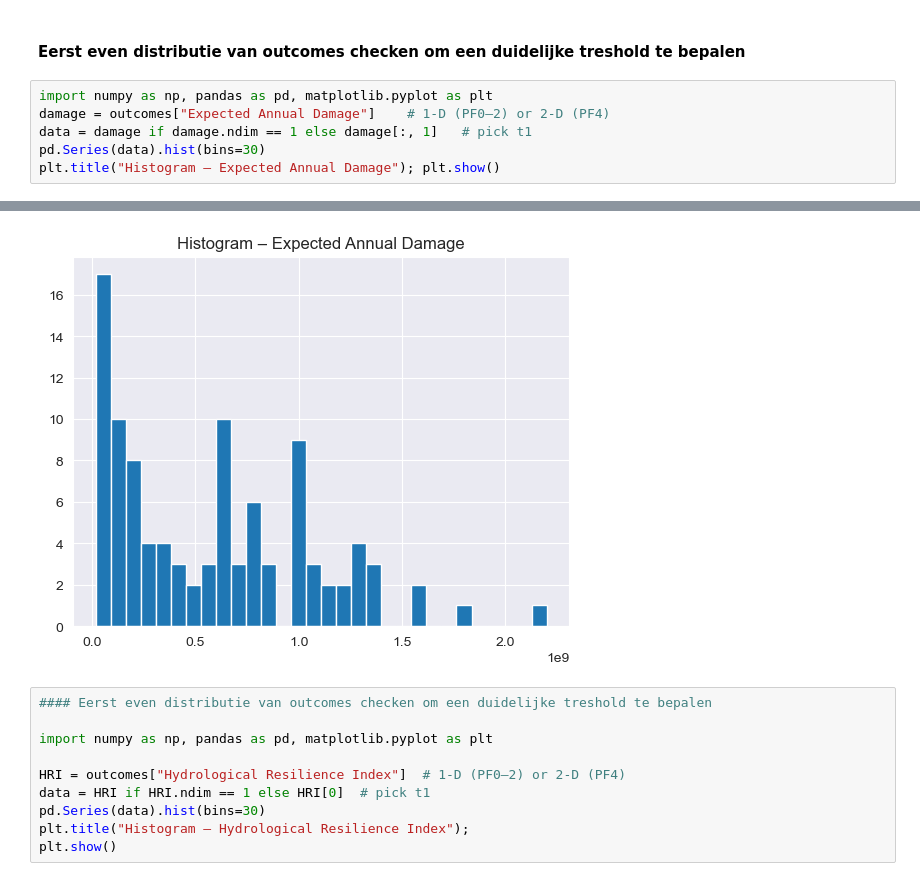
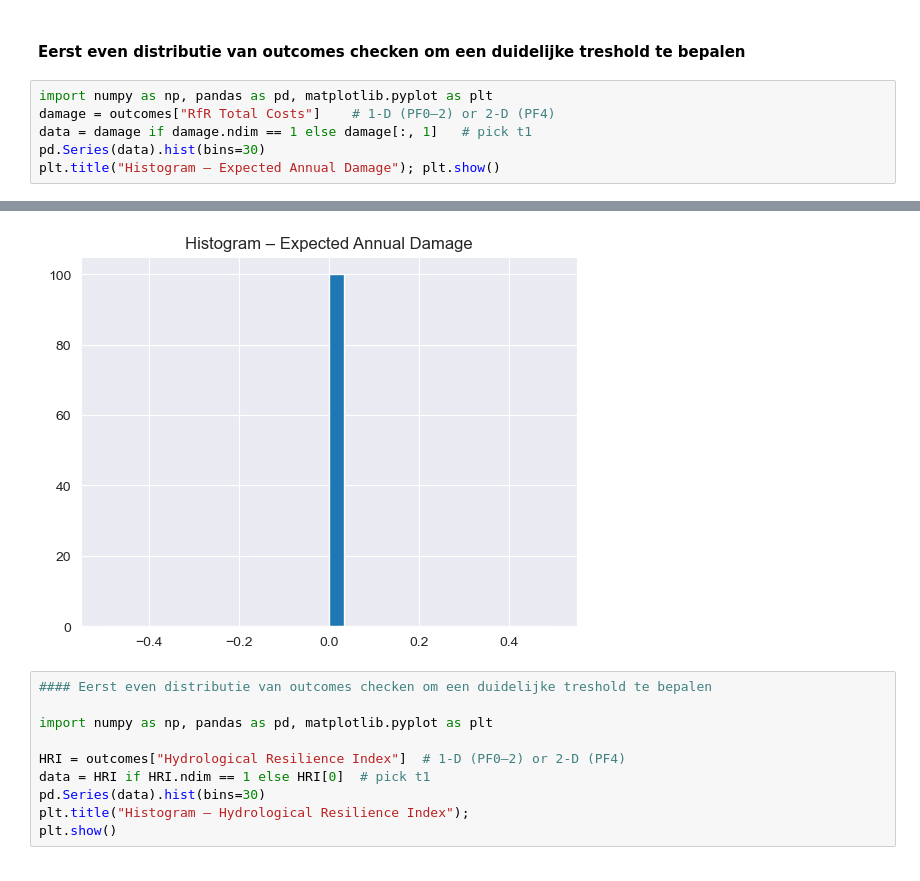
Before and after one commit to jmcbeelen/EPA141A, a Jupyter notebook: final assignment/Scenario Discovery.ipynb, the cells around one changed output, grey strips where cells are left out. Cells and saved outputs as stored; diff of their text form.

```diff
--- a/final assignment/Scenario Discovery.ipynb
+++ b/final assignment/Scenario Discovery.ipynb
@@ -195,7 +122,7 @@ A.1_Bmax               56.000353       326.703625  1.000000  1.000000
 #### Eerst even distributie van outcomes checken om een duidelijke treshold te bepalen
 # %%
 import numpy as np, pandas as pd, matplotlib.pyplot as plt
-damage = outcomes["Expected Annual Damage"]    # 1-D (PF0–2) or 2-D (PF4)
+damage = outcomes["RfR Total Costs"]    # 1-D (PF0–2) or 2-D (PF4)
 data = damage if damage.ndim == 1 else damage[:, 1]   # pick t1
 pd.Series(data).hist(bins=30)
 plt.title("Histogram – Expected Annual Damage"); plt.show()
@@ -220,4 +130,4 @@ DEBUG | findfont: Matching sans\-serif:style=normal:variant=normal:weight=normal
-[figure, old version]
+[figure, new version]
 # %%
 #### Eerst even distributie van outcomes checken om een duidelijke treshold te bepalen
 
```
Also changed, not shown: parts of 13 cells of this notebook, 1 other file.
